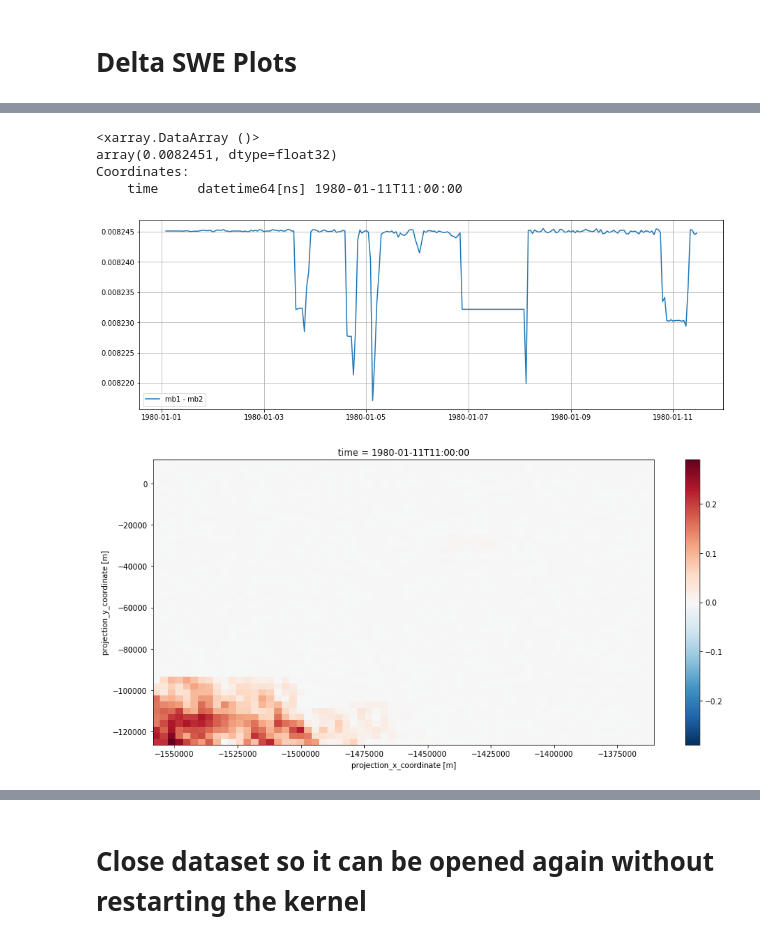
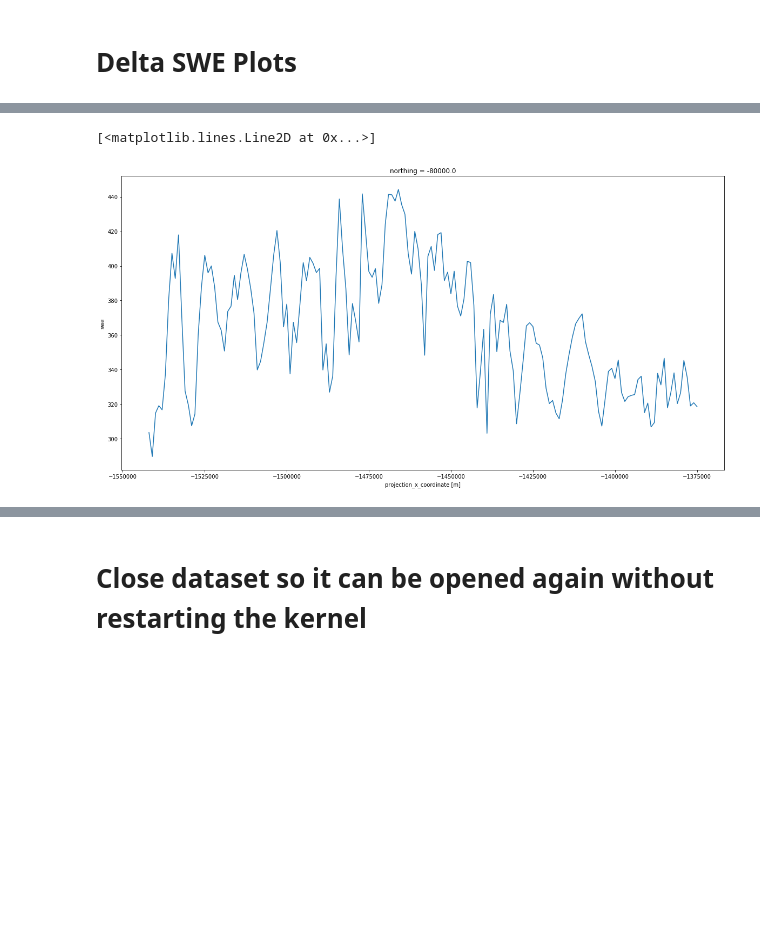
Before and after one commit to EricKeenan/SNOWPACK_WAIS, a Jupyter notebook: analysis/inspect_grid.ipynb, the cells around one changed output, grey strips where cells are left out. Drawn from its saved outputs; the diff is of its cells as text; code cells hidden in the pictures; blank space fills up the shorter version.

```diff
--- a/analysis/inspect_grid.ipynb
+++ b/analysis/inspect_grid.ipynb
@@ -129,20 +137,6 @@ mb2_map.isel(time=-1).plot()
-# %%
-# Plot time series differences
-ts_diff = mb1_ts - mb2_ts
-plt.figure(figsize=(15, 5))
-plt.plot(mb1_ts['time'], ts_diff, label='mb1 - mb2')
-plt.grid()
-plt.legend()
-
-# Plot map differences
-map_diff = mb1_map - mb2_map
-plt.figure(figsize=(15, 7))
-map_diff.isel(time=-1).plot()
-print(map_diff.isel(time=-1).mean())
-# %% [output]
-<xarray.DataArray ()>
-array(0.0082451, dtype=float32)
-Coordinates:
-    time     datetime64[ns] 1980-01-11T11:00:00
-[figure, removed]
-[figure, removed]
+# %%
+plt.figure(figsize=(20, 10))
+dswe_map[29,:].plot()
+# %% [output]
+[<matplotlib.lines.Line2D at 0x...>]
+[figure, added]
```
Also changed, not shown: parts of 8 cells of this notebook, 21 other files.
